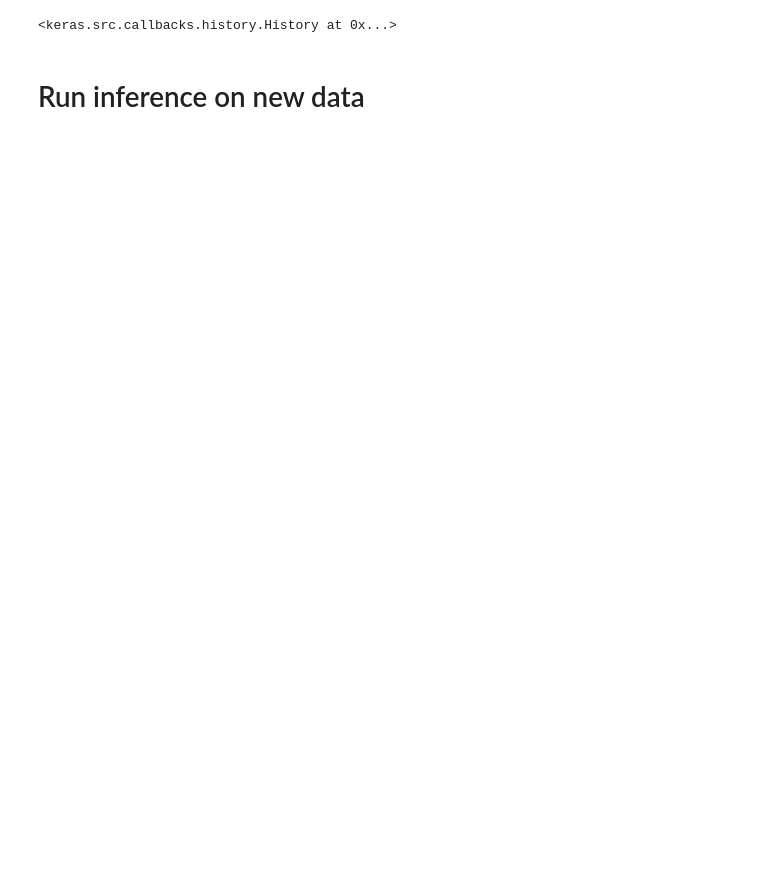
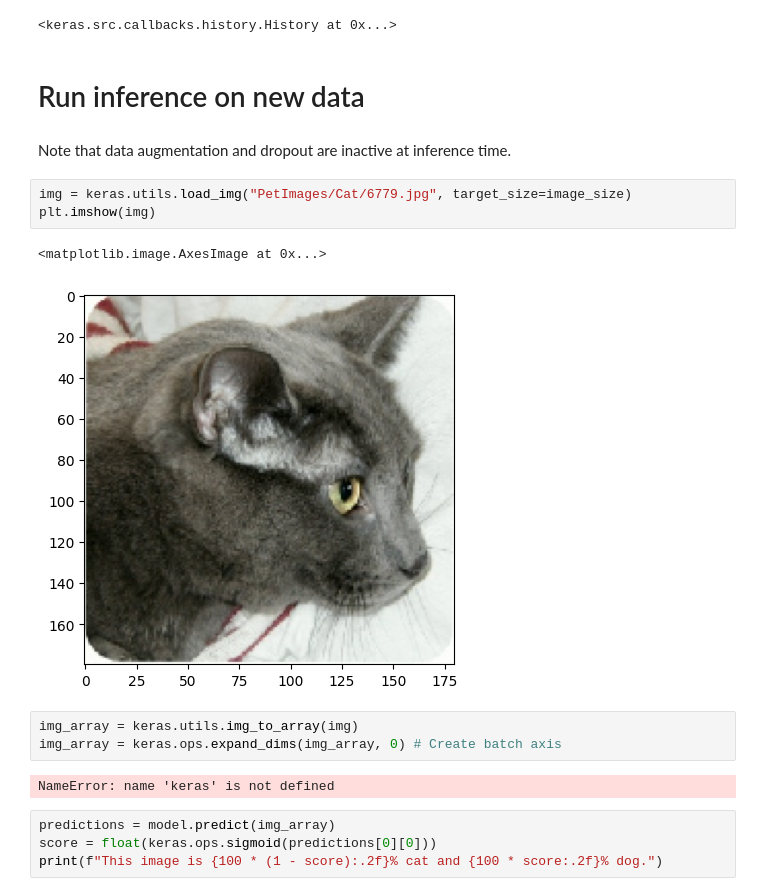
Before and after one commit to FredArgoX/ChaoticTest_Keras, a Jupyter notebook: Ex_01_Image_classification_from_scratch.ipynb, the cells around one changed output. Cells and saved outputs as stored; diff of their text form; blank space fills up the shorter version.

```diff
--- a/Ex_01_Image_classification_from_scratch.ipynb
+++ b/Ex_01_Image_classification_from_scratch.ipynb
@@ -271,3 +279,20 @@ Epoch 25/25
 <keras.src.callbacks.history.History at 0x...>
 # %% [markdown]
 # Run inference on new data
+# %% [markdown]
+Note that data augmentation and dropout are inactive at inference time.
+# %%
+img = keras.utils.load_img("PetImages/Cat/6779.jpg", target_size=image_size)
+plt.imshow(img)
+# %% [output]
+<matplotlib.image.AxesImage at 0x...>
+[figure, added]
+# %%
+img_array = keras.utils.img_to_array(img)
+img_array = keras.ops.expand_dims(img_array, 0) # Create batch axis
+# %% [output]
+NameError: name 'keras' is not defined
+# %%
+predictions = model.predict(img_array)
+score = float(keras.ops.sigmoid(predictions[0][0]))
+print(f"This image is {100 * (1 - score):.2f}% cat and {100 * score:.2f}% dog.")
```
Also changed, not shown: parts of 5 cells of this notebook.
